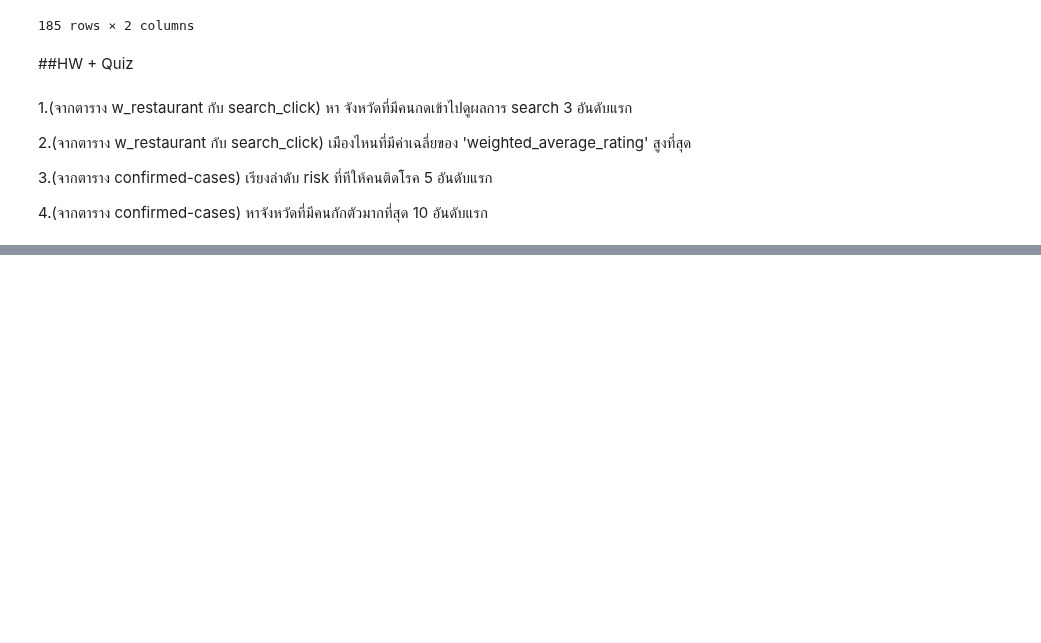
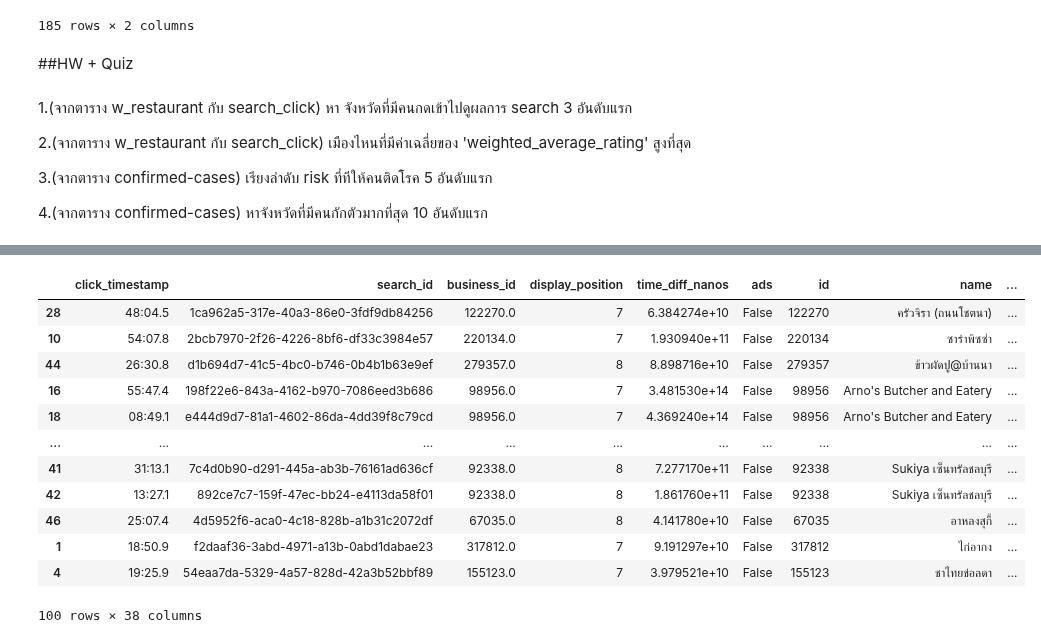
Before and after one commit to ThanikPimpiban/DWDM21, a Jupyter notebook: Data_Processing(Ch3).ipynb, the cells around one changed output, grey strips where cells are left out. Cells and saved outputs as stored; diff of their text form; code cells hidden in the pictures; blank space fills up the shorter version.

```diff
--- a/Data_Processing(Ch3).ipynb
+++ b/Data_Processing(Ch3).ipynb
@@ -1342,0 +1352,17 @@ data.dropna(subset=['age']).groupby('province_of_onset').mean().sort_values(by=[
+# %%
+Ex_2 = merged_table.sort_values(['weighted_average_rating'],ascending=False)
+Ex_2
+# %% [output]
+|  | click_timestamp | search_id | business_id | display_position | time_diff_nanos | ads | id | name | ... |
+| 28 | 48:04.5 | 1ca962a5-317e-40a3-86e0-3fdf9db84256 | 122270.0 | 7 | 6.384274e+10 | False | 122270 | ครัวจิรา (ถนนโชตนา) | ... |
+| 10 | 54:07.8 | 2bcb7970-2f26-4226-8bf6-df33c3984e57 | 220134.0 | 7 | 1.930940e+11 | False | 220134 | ซาร่าพิซซ่า | ... |
+| 44 | 26:30.8 | d1b694d7-41c5-4bc0-b746-0b4b1b63e9ef | 279357.0 | 8 | 8.898716e+10 | False | 279357 | ข้าวผัดปู@บ้านนา | ... |
+| 16 | 55:47.4 | 198f22e6-843a-4162-b970-7086eed3b686 | 98956.0 | 7 | 3.481530e+14 | False | 98956 | Arno's Butcher and Eatery | ... |
+| 18 | 08:49.1 | e444d9d7-81a1-4602-86da-4dd39f8c79cd | 98956.0 | 7 | 4.369240e+14 | False | 98956 | Arno's Butcher and Eatery | ... |
+| ... | ... | ... | ... | ... | ... | ... | ... | ... | ... |
+| 41 | 31:13.1 | 7c4d0b90-d291-445a-ab3b-76161ad636cf | 92338.0 | 8 | 7.277170e+11 | False | 92338 | Sukiya เซ็นทรัลชลบุรี | ... |
+| 42 | 13:27.1 | 892ce7c7-159f-47ec-bb24-e4113da58f01 | 92338.0 | 8 | 1.861760e+11 | False | 92338 | Sukiya เซ็นทรัลชลบุรี | ... |
+| 46 | 25:07.4 | 4d5952f6-aca0-4c18-828b-a1b31c2072df | 67035.0 | 8 | 4.141780e+10 | False | 67035 | อาหลงสุกี้ | ... |
+| 1 | 18:50.9 | f2daaf36-3abd-4971-a13b-0abd1dabae23 | 317812.0 | 7 | 9.191297e+10 | False | 317812 | ไก่อากง | ... |
+| 4 | 19:25.9 | 54eaa7da-5329-4a57-828d-42a3b52bbf89 | 155123.0 | 7 | 3.979521e+10 | False | 155123 | ชาไทยข่อลดา | ... |
+100 rows × 38 columns
```
Also changed, not shown: parts of 1 cell of this notebook.
